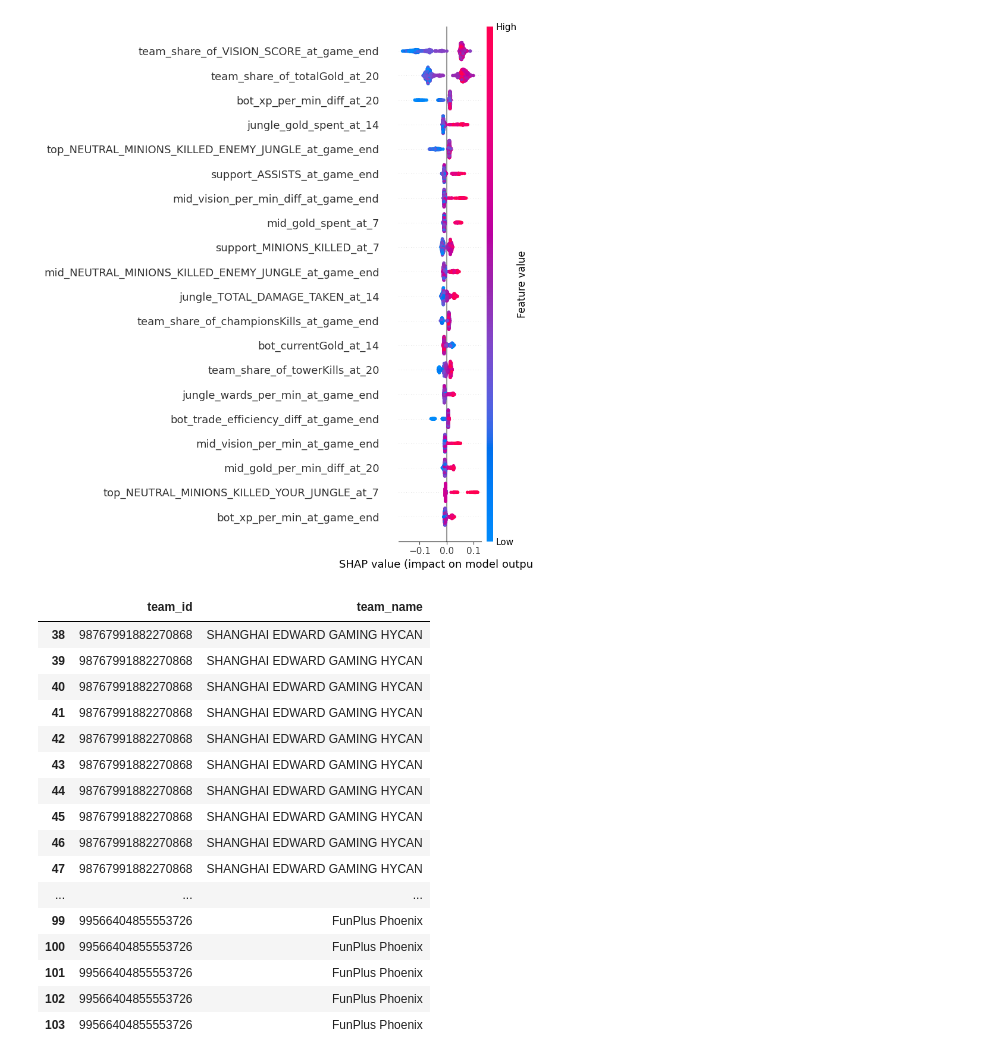
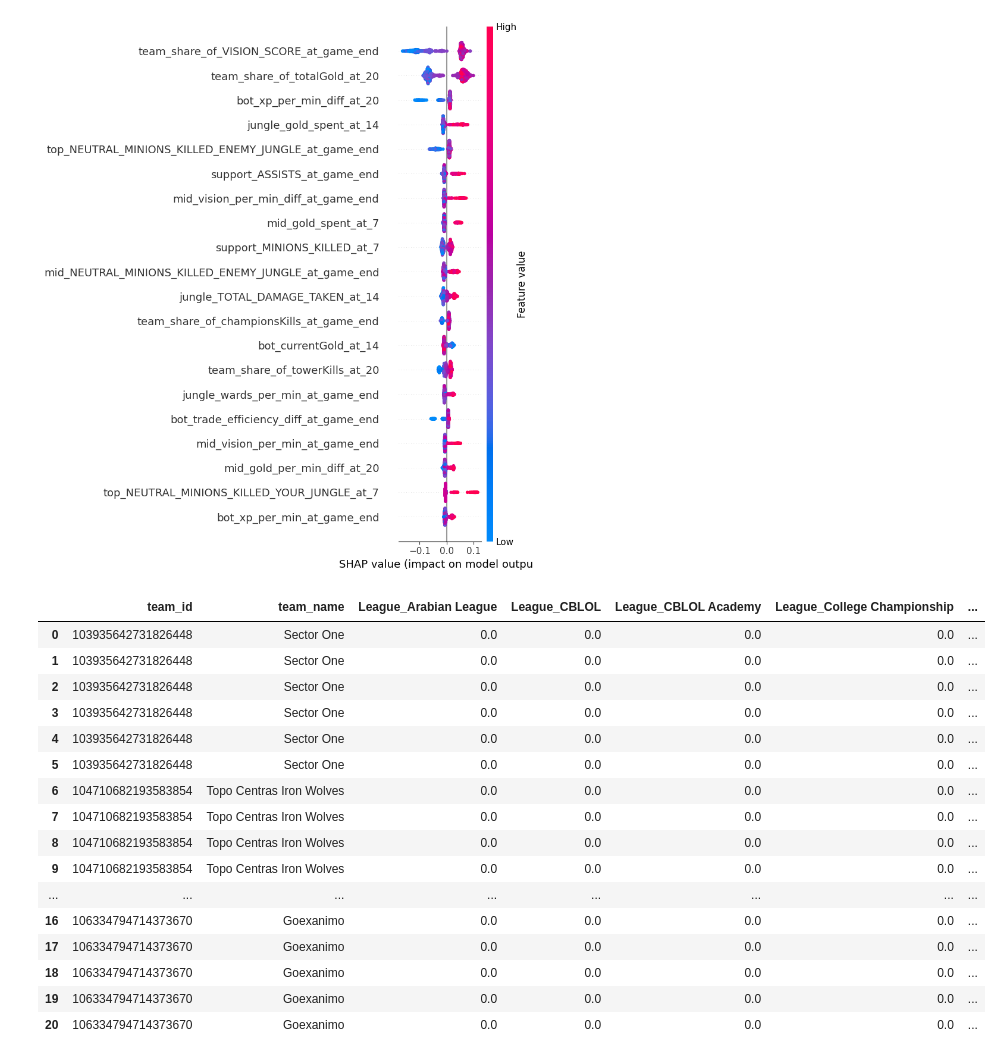
Before and after one commit to brjhsu/LeagueRankings, a Jupyter notebook: Tournaments Aggregation catDiff.ipynb, the cells around one changed output. Saved outputs shown, nothing was run; the diff lists cells and outputs as text; code cells hidden in the pictures.

```diff
--- a/Tournaments Aggregation catDiff.ipynb
+++ b/Tournaments Aggregation catDiff.ipynb
@@ -48,8 +50,10 @@ for tournament_name in tqdm(unique_tournament_names):
     df_tmp = pd.read_csv('2021_raw_game_data/' + tournament_name + '_tournament_rows.csv')
     # Add a column to indicate the tournament name
     df_tmp['tournament_name'] = tournament_name
+    df_tmp['year'] = '2021'
     tournament_rows = pd.concat([tournament_rows, df_tmp])
-tournament_rows.shape
+
+print("Tournament rows shape: ", tournament_rows.shape)
 
 game_rows = pd.DataFrame()
 for tournament_name in tqdm(unique_tournament_names):
@@ -71,7 +76,7 @@ game_rows = game_rows.drop(columns=league_indicators_to_drop, axis=1)
 # Keep this if we want to analyze specific tournaments (e.g. MSI and Worlds) or if we want to upweight/downweight certain tournaments
 # game_rows = game_rows.drop(columns=['tournament_name'], axis=1)
 
-game_features = [x for x in game_rows.columns if x not in non_game_features + league_indicators]
+game_features = [x for x in game_rows.columns if x not in non_game_features + league_indicators + ['year']]
 all_team_ids = np.unique(game_rows['team_id'])
 print(len(all_team_ids))
 # %% [output]
@@ -120,11 +178,24 @@ print(len(processed_game_data))
 # Maintain a manual dictionary of team_id to league_indicator
 # Loop through this and mark the league_indicator for each team_id as =1 for the rows where the team_id is present
 league_indicator_dict = {
+    '98767991954244555': 'League_VCS', # GAM
+    '107251245690956393': 'League_VCS', # SAIGON BUFFALOS
     '98767991892579754': 'League_LPL',  # RNG
     '104367068120825486': 'League_PCS',  # PSG Talon
     '98767991882270868': 'League_LPL',  # EDG
     '99566404850008779': 'League_LPL',  # LNG
     '99566404855553726': 'League_LPL',  # FPX
+    '99566404852189289': 'League_LPL',  # JDG
+    '99566404854685458': 'League_LPL',  # TES
+    '105520788833075738': 'League_Elite Series', # KV Mechelen
+    '105520824521753126': 'League_NLC', # PSV Esports
+    '105543843212923183': 'League_Ultraliga', # Goskilla
+    '105548000936710641': 'League_Ultraliga', # Method2Madness
+    '103935642731826448': 'League_Elite Series', # Sector One
+    '104710682193583854': 'League_Ultraliga', # Topo Centras Iron Wolves
+    '105520822049210915': 'League_Elite Series', # Team mCon
+    '106334794714373670': 'League_Ultraliga', # Goexanimo
 }
+
 for team_id, league_indicator in league_indicator_dict.items():
-    processed_game_data.loc[processed_game_data['team_id']==team_id, league_indicator] = 1
+    processed_game_data.loc[processed_game_data['team_id']==int(team_id), league_indicator] = 1
@@ -405,29 +512,35 @@ No data for colormapping provided via 'c'. Parameters 'vmin', 'vmax' will be ign
 # %%
 # LPL has issues in Worlds and MSI because they don't show up in the data until 2023. We have to manually detect and relabel them.
 # Do this by filtering to rows where tournament name is MSI or Worlds, and get teams where the sum of the league indicators is 0 (i.e. they haven't played anywhere prior)
 LPL_teams = []
 
+
+# 'european_masters_spring_2021_play_ins'
+# 'european_masters_summer_2021_play_ins'
 league_colnames = [x for x in processed_game_data.columns if 'League' in x]
-msi_rows = processed_game_data[processed_game_data['tournament_name']=='worlds_2021'][non_game_features + league_indicators]
+msi_rows = processed_game_data[processed_game_data['tournament_name']=='european_masters_summer_2021_play_ins'][non_game_features + league_indicators]
+# Filter msi_rows to instances where the sum of league_indicators is NOT 1
+msi_rows = msi_rows[msi_rows[league_indicators].sum(axis=1) != 1]
 msi_rows['team_id'] = msi_rows['team_id'].astype('str')
 # join msi rows with the team_name
 msi_rows = msi_rows.merge(team_df, on='team_id', how='left')
-msi_rows[msi_rows[league_indicators].sum(axis=1) == 1][['team_id', 'team_name']]
+# msi_rows[msi_rows[league_indicators].sum(axis=1) == 1][['team_id', 'team_name']]
+msi_rows[['team_id', 'team_name'] + league_indicators]
 # %% [output]
-|  | team_id | team_name |
-| 38 | 98767991882270868 | SHANGHAI EDWARD GAMING HYCAN |
-| 39 | 98767991882270868 | SHANGHAI EDWARD GAMING HYCAN |
-| 40 | 98767991882270868 | SHANGHAI EDWARD GAMING HYCAN |
-| 41 | 98767991882270868 | SHANGHAI EDWARD GAMING HYCAN |
-| 42 | 98767991882270868 | SHANGHAI EDWARD GAMING HYCAN |
-| 43 | 98767991882270868 | SHANGHAI EDWARD GAMING HYCAN |
-| 44 | 98767991882270868 | SHANGHAI EDWARD GAMING HYCAN |
-| 45 | 98767991882270868 | SHANGHAI EDWARD GAMING HYCAN |
-| 46 | 98767991882270868 | SHANGHAI EDWARD GAMING HYCAN |
-| 47 | 98767991882270868 | SHANGHAI EDWARD GAMING HYCAN |
-| ... | ... | ... |
-| 99 | 99566404855553726 | FunPlus Phoenix |
-| 100 | 99566404855553726 | FunPlus Phoenix |
-| 101 | 99566404855553726 | FunPlus Phoenix |
-| 102 | 99566404855553726 | FunPlus Phoenix |
-| 103 | 99566404855553726 | FunPlus Phoenix |
+|  | team_id | team_name | League_Arabian League | League_CBLOL | League_CBLOL Academy | League_College Championship | ... |
+| 0 | 103935642731826448 | Sector One | 0.0 | 0.0 | 0.0 | 0.0 | ... |
+| 1 | 103935642731826448 | Sector One | 0.0 | 0.0 | 0.0 | 0.0 | ... |
+| 2 | 103935642731826448 | Sector One | 0.0 | 0.0 | 0.0 | 0.0 | ... |
+| 3 | 103935642731826448 | Sector One | 0.0 | 0.0 | 0.0 | 0.0 | ... |
+| 4 | 103935642731826448 | Sector One | 0.0 | 0.0 | 0.0 | 0.0 | ... |
+| 5 | 103935642731826448 | Sector One | 0.0 | 0.0 | 0.0 | 0.0 | ... |
+| 6 | 104710682193583854 | Topo Centras Iron Wolves | 0.0 | 0.0 | 0.0 | 0.0 | ... |
+| 7 | 104710682193583854 | Topo Centras Iron Wolves | 0.0 | 0.0 | 0.0 | 0.0 | ... |
+| 8 | 104710682193583854 | Topo Centras Iron Wolves | 0.0 | 0.0 | 0.0 | 0.0 | ... |
+| 9 | 104710682193583854 | Topo Centras Iron Wolves | 0.0 | 0.0 | 0.0 | 0.0 | ... |
+| ... | ... | ... | ... | ... | ... | ... | ... |
+| 16 | 106334794714373670 | Goexanimo | 0.0 | 0.0 | 0.0 | 0.0 | ... |
+| 17 | 106334794714373670 | Goexanimo | 0.0 | 0.0 | 0.0 | 0.0 | ... |
+| 18 | 106334794714373670 | Goexanimo | 0.0 | 0.0 | 0.0 | 0.0 | ... |
+| 19 | 106334794714373670 | Goexanimo | 0.0 | 0.0 | 0.0 | 0.0 | ... |
+| 20 | 106334794714373670 | Goexanimo | 0.0 | 0.0 | 0.0 | 0.0 | ... |
```
Also changed, not shown: parts of 22 cells of this notebook, 6 other files.
